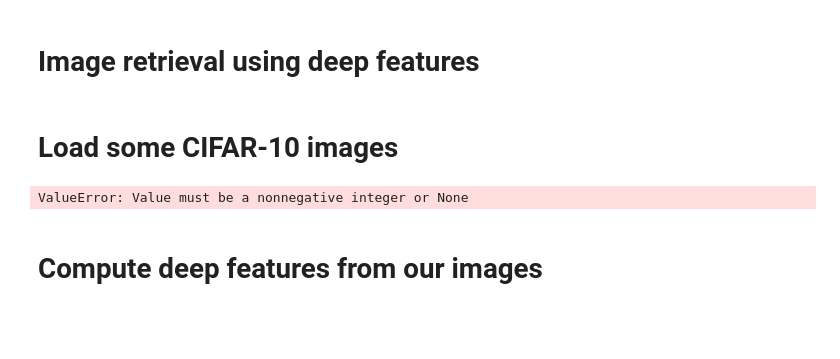
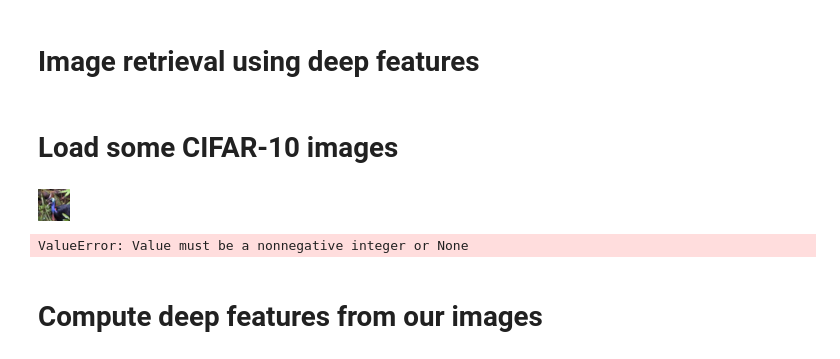
Before and after one commit to denpresich/coursera-mlf, a Jupyter notebook: 6_searching_for_images/FND06-NB02.ipynb, the cells around one changed output. Cells and saved outputs as stored; diff of their text form; code cells hidden in the pictures; blank space fills up the shorter version.

```diff
--- a/6_searching_for_images/FND06-NB02.ipynb
+++ b/6_searching_for_images/FND06-NB02.ipynb
@@ -8,6 +8,10 @@ turicreate.visualization.set_target('auto')
 # Load some CIFAR-10 images
 # %%
 image_data = turicreate.SFrame('./image_train_data/')
+# %%
+image_data[0]['image']
+# %% [output]
+[figure, added]
 # %%
 image_data['image'].explore()
 # %% [output]
```
Also changed, not shown: parts of 19 cells of this notebook.
